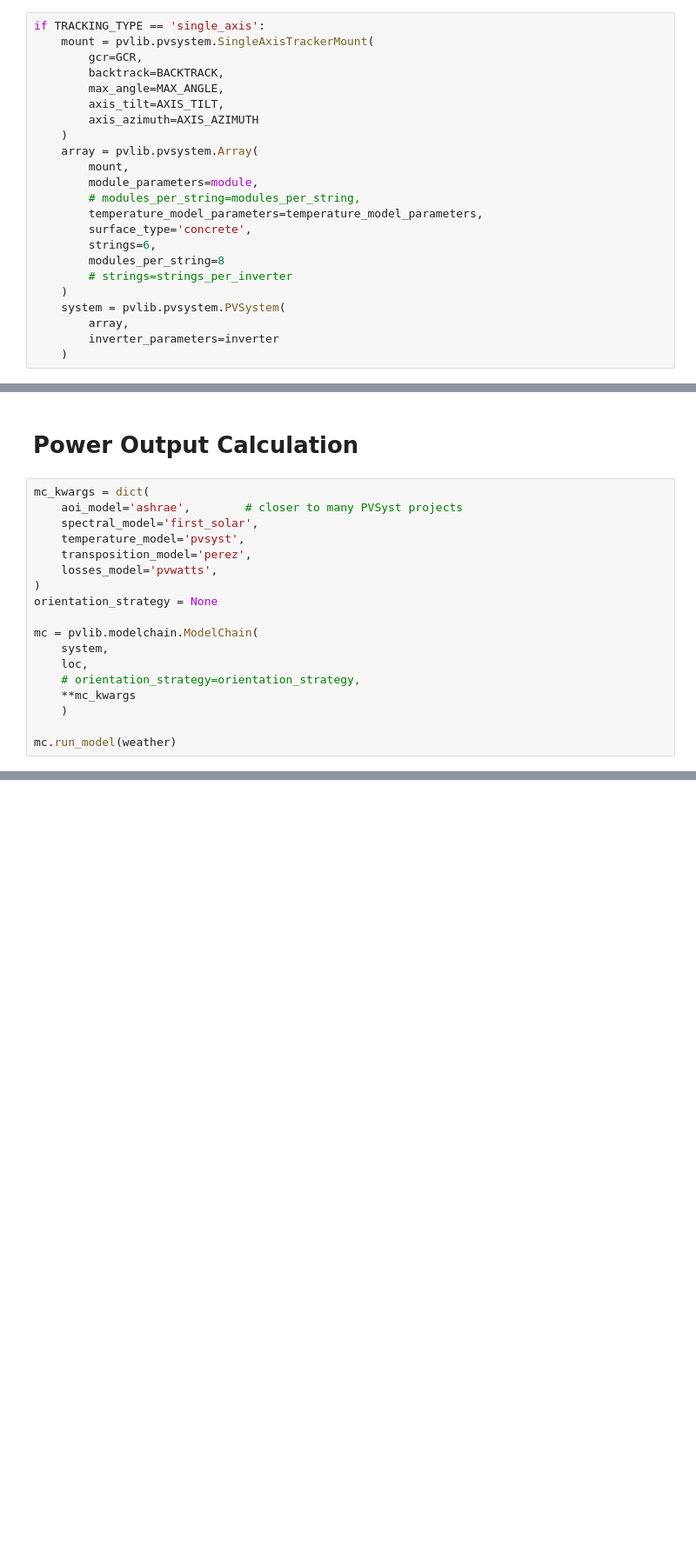
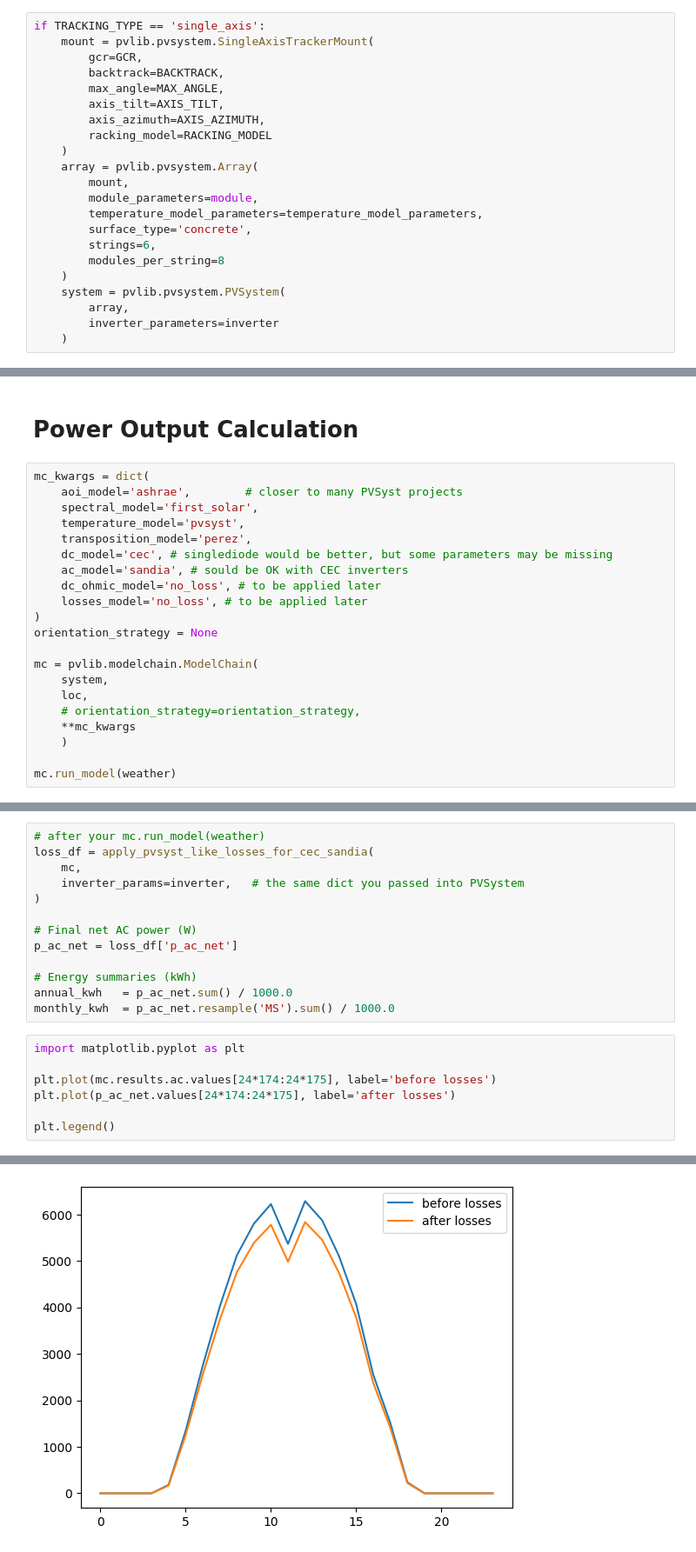
Before and after one commit to federico-debe/notes-on-pvlib, a Jupyter notebook: 01_pvsyst_weather_data.ipynb, the cells around one changed output, grey strips where cells are left out. Shown at 87% size. Cells and saved outputs as stored; diff of their text form; blank space fills up the shorter version.

```diff
--- a/01_pvsyst_weather_data.ipynb
+++ b/01_pvsyst_weather_data.ipynb
@@ -226,17 +246,16 @@ if TRACKING_TYPE == 'single_axis':
         backtrack=BACKTRACK,
         max_angle=MAX_ANGLE,
         axis_tilt=AXIS_TILT,
-        axis_azimuth=AXIS_AZIMUTH
+        axis_azimuth=AXIS_AZIMUTH,
+        racking_model=RACKING_MODEL
     )
     array = pvlib.pvsystem.Array(
         mount,
         module_parameters=module,
-        # modules_per_string=modules_per_string,
         temperature_model_parameters=temperature_model_parameters,
         surface_type='concrete',
         strings=6,
         modules_per_string=8
-        # strings=strings_per_inverter
     )
     system = pvlib.pvsystem.PVSystem(
         array,
@@ -267,7 +286,10 @@ mc_kwargs = dict(
     spectral_model='first_solar',
     temperature_model='pvsyst',
     transposition_model='perez',
-    losses_model='pvwatts',
+    dc_model='cec', # singlediode would be better, but some parameters may be missing
+    ac_model='sandia', # sould be OK with CEC inverters
+    dc_ohmic_model='no_loss', # to be applied later
+    losses_model='no_loss', # to be applied later
 )
 orientation_strategy = None
 
@@ -313,0 +450,21 @@ Name: airmass, dtype: float64
+# %%
+# after your mc.run_model(weather)
+loss_df = apply_pvsyst_like_losses_for_cec_sandia(
+    mc,
+    inverter_params=inverter,   # the same dict you passed into PVSystem
+)
+
+# Final net AC power (W)
+p_ac_net = loss_df['p_ac_net']
+
+# Energy summaries (kWh)
+annual_kwh   = p_ac_net.sum() / 1000.0
+monthly_kwh  = p_ac_net.resample('MS').sum() / 1000.0
+# %%
+import matplotlib.pyplot as plt
+
+plt.plot(mc.results.ac.values[24*174:24*175], label='before losses')
+plt.plot(p_ac_net.values[24*174:24*175], label='after losses')
+
+plt.legend()
+# %% [output]
@@ -313,0 +472 @@ Name: airmass, dtype: float64
+[figure, added]
```
Also changed, not shown: parts of 9 cells of this notebook, 6 other files.
